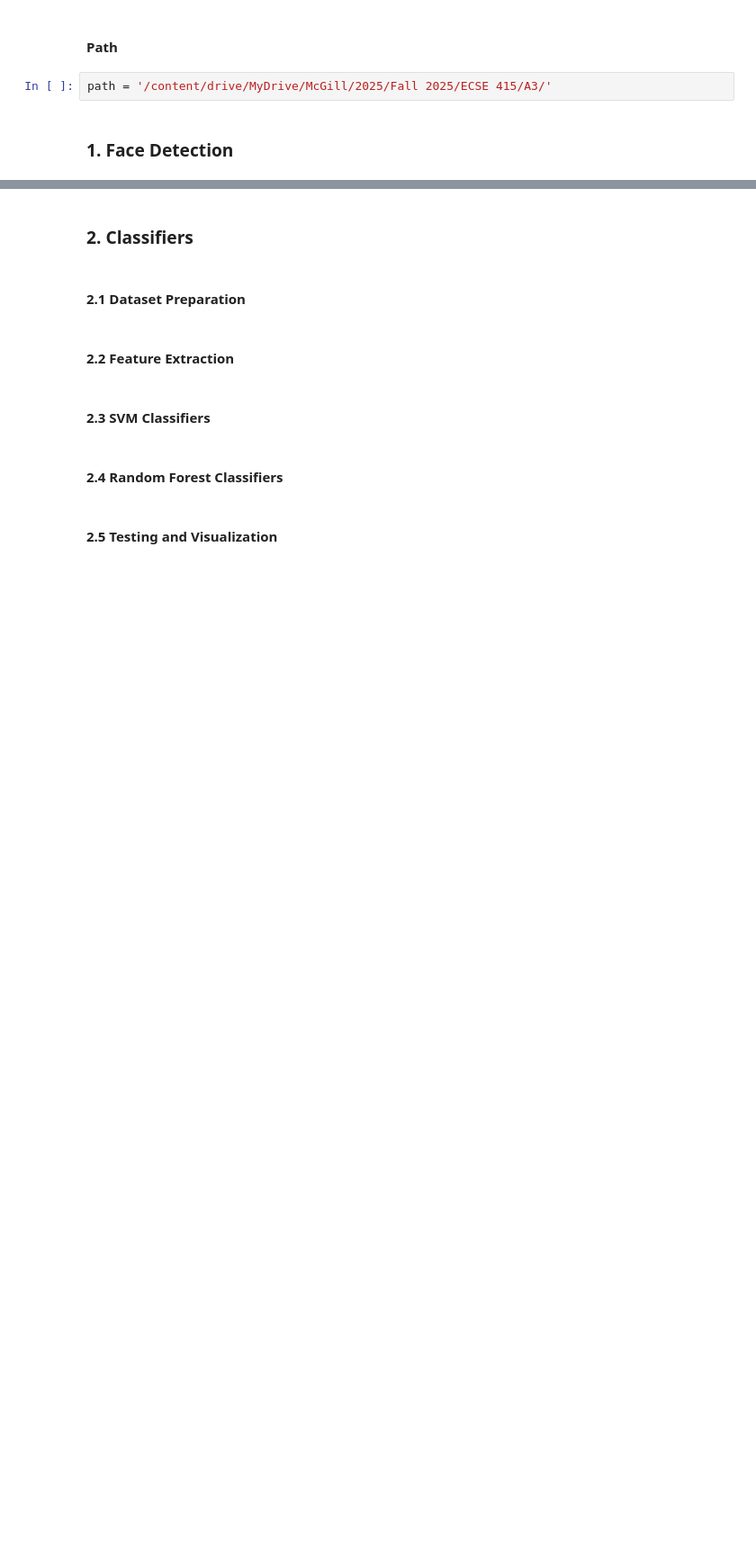
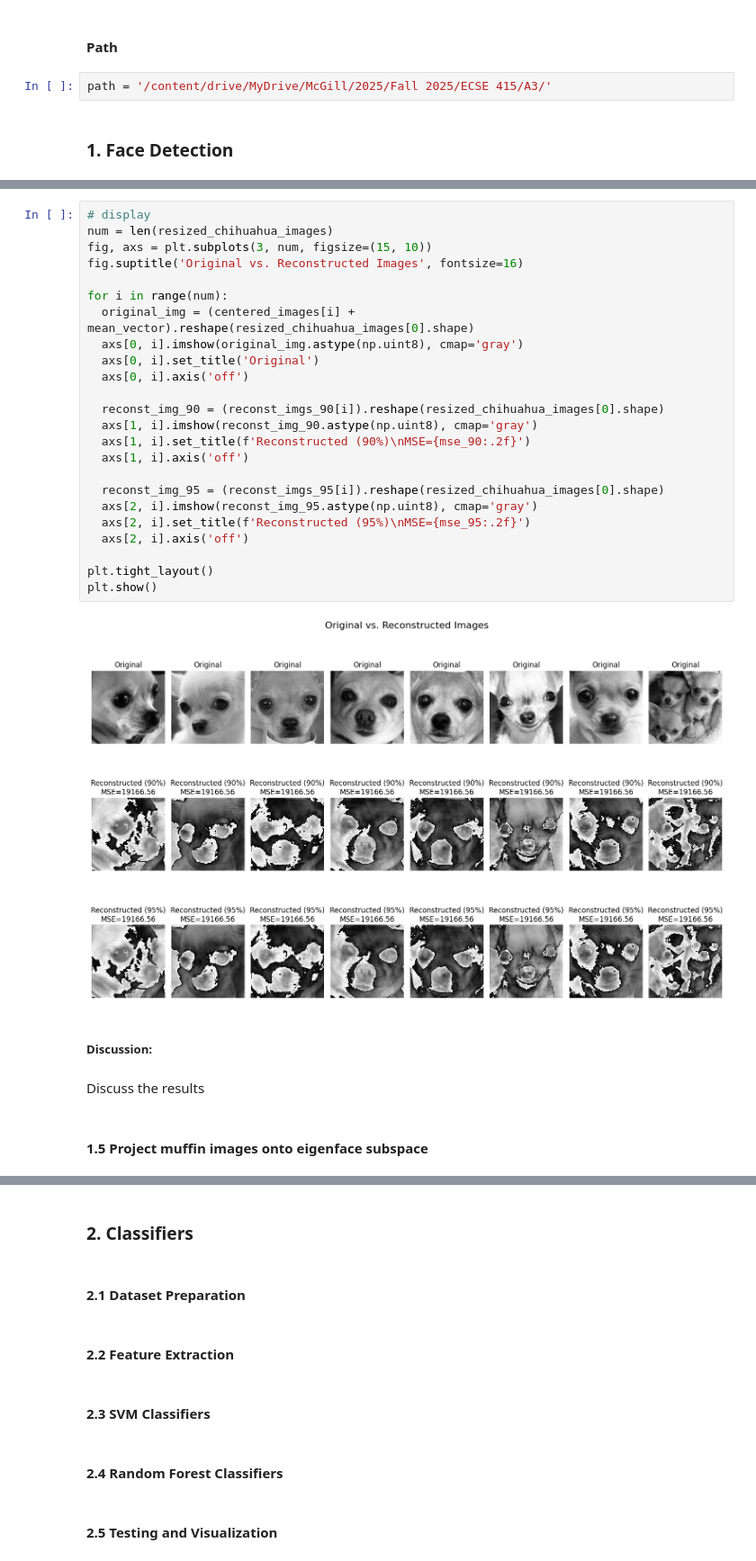
Before and after one commit to jewoolee0502/ComputerVision, a Jupyter notebook: ECSE415_A3.ipynb, the cells around one changed output, grey strips where cells are left out. Shown at 90% size. Saved outputs shown, nothing was run; the diff lists cells and outputs as text; blank space fills up the shorter version.

```diff
--- a/ECSE415_A3.ipynb
+++ b/ECSE415_A3.ipynb
@@ -25,0 +227,32 @@ path = '/content/drive/MyDrive/McGill/2025/Fall 2025/ECSE 415/A3/'
+# %%
+# display
+num = len(resized_chihuahua_images)
+fig, axs = plt.subplots(3, num, figsize=(15, 10))
+fig.suptitle('Original vs. Reconstructed Images', fontsize=16)
+
+for i in range(num):
+  original_img = (centered_images[i] + mean_vector).reshape(resized_chihuahua_images[0].shape)
+  axs[0, i].imshow(original_img.astype(np.uint8), cmap='gray')
+  axs[0, i].set_title('Original')
+  axs[0, i].axis('off')
+
+  reconst_img_90 = (reconst_imgs_90[i]).reshape(resized_chihuahua_images[0].shape)
+  axs[1, i].imshow(reconst_img_90.astype(np.uint8), cmap='gray')
+  axs[1, i].set_title(f'Reconstructed (90%)\nMSE={mse_90:.2f}')
+  axs[1, i].axis('off')
+
+  reconst_img_95 = (reconst_imgs_95[i]).reshape(resized_chihuahua_images[0].shape)
+  axs[2, i].imshow(reconst_img_95.astype(np.uint8), cmap='gray')
+  axs[2, i].set_title(f'Reconstructed (95%)\nMSE={mse_95:.2f}')
+  axs[2, i].axis('off')
+
+plt.tight_layout()
+plt.show()
+# %% [output]
+[figure, added]
+# %% [markdown]
+##### Discussion:
+# %% [markdown]
+Discuss the results
+# %% [markdown]
+#### 1.5 Project muffin images onto eigenface subspace
```
Also changed, not shown: parts of 16 cells of this notebook.
